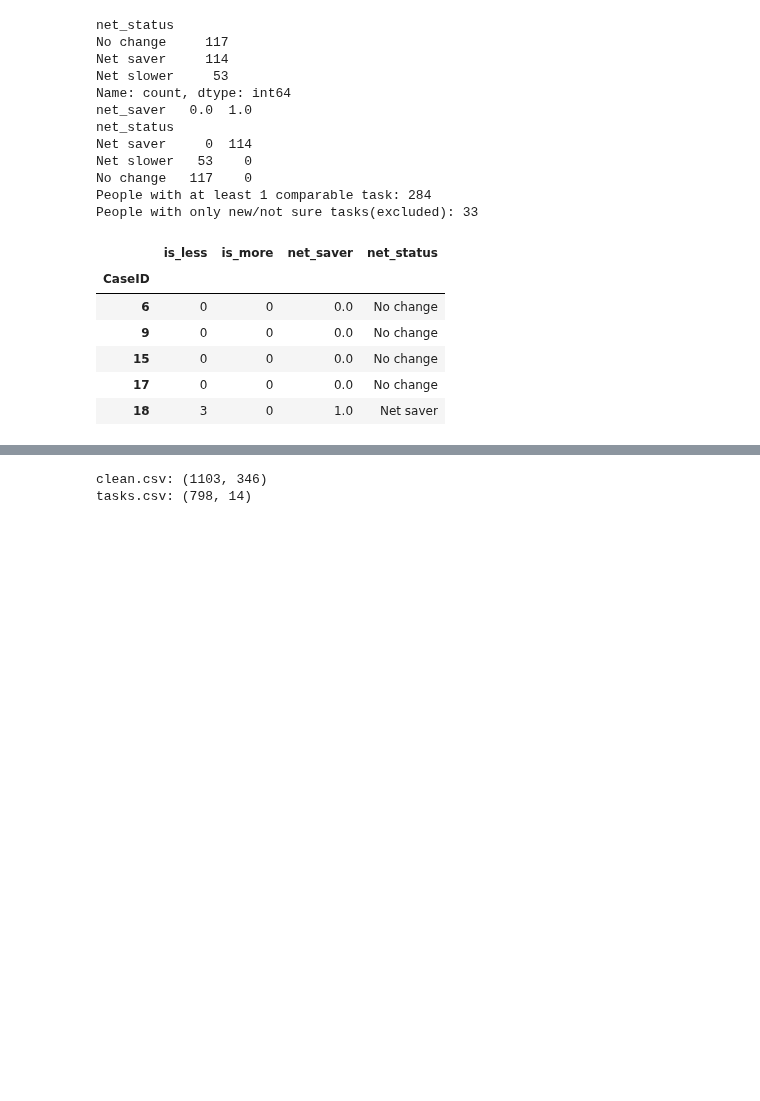
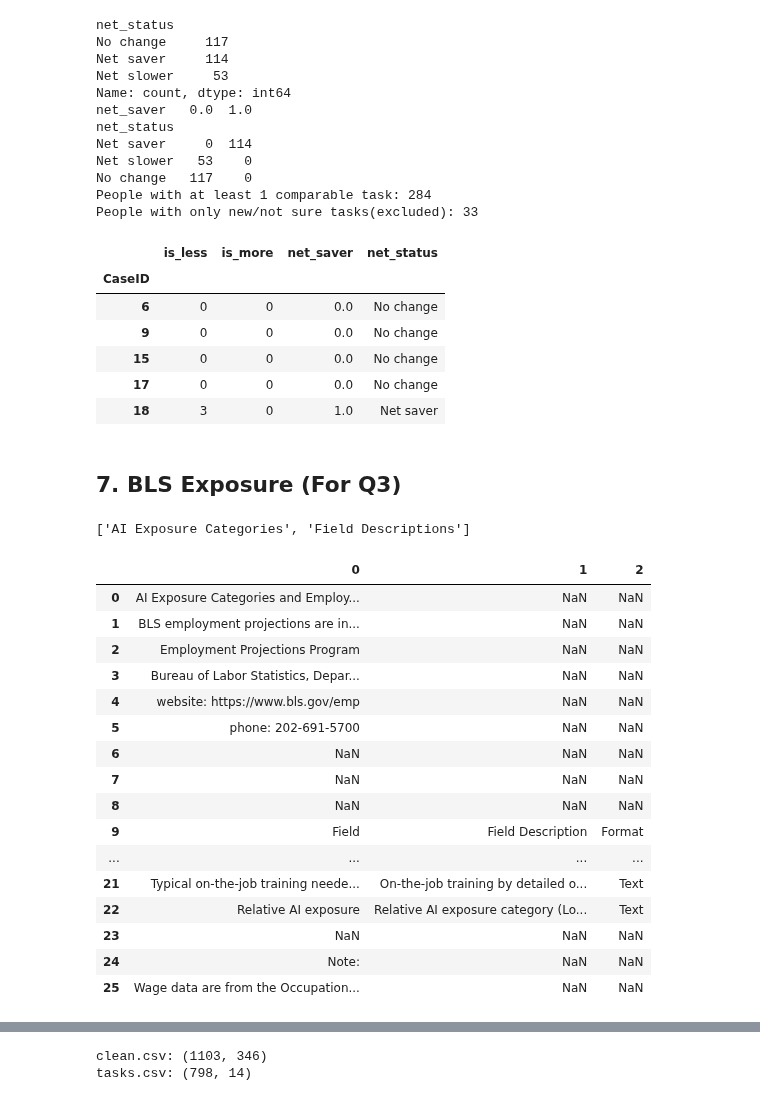
Before and after one commit to johnkim0622/ai-native-or-left-behind, a Jupyter notebook: notebooks/01_clean.ipynb, the cells around one changed output, grey strips where cells are left out. Cells and saved outputs as stored; diff of their text form; code cells hidden in the pictures; blank space fills up the shorter version.

```diff
--- a/notebooks/01_clean.ipynb
+++ b/notebooks/01_clean.ipynb
@@ -375,3 +375,37 @@ People with only new/not sure tasks(excluded): 33
 | 15 | 0 | 0 | 0.0 | No change |
 | 17 | 0 | 0 | 0.0 | No change |
 | 18 | 3 | 0 | 1.0 | Net saver |
+# %% [markdown]
+## 7. BLS Exposure (For Q3)
+# %%
+bls_file = "../data/raw/ai-exposure-categories.xlsx"
+xls = pd.ExcelFile(bls_file)
+print(xls.sheet_names)
+# %% [output]
+['AI Exposure Categories', 'Field Descriptions']
+# %%
+# Read codebook sheet exactly as is
+fields = pd.read_excel(bls_file, sheet_name="Field Descriptions", header=None)
+
+# show full text in each cell
+pd.set_option("display.max_colwidth", None)
+
+fields
+# %% [output]
+|  | 0 | 1 | 2 |
+| 0 | AI Exposure Categories and Employ... | NaN | NaN |
+| 1 | BLS employment projections are in... | NaN | NaN |
+| 2 | Employment Projections Program | NaN | NaN |
+| 3 | Bureau of Labor Statistics, Depar... | NaN | NaN |
+| 4 | website: https://www.bls.gov/emp | NaN | NaN |
+| 5 | phone: 202-691-5700 | NaN | NaN |
+| 6 | NaN | NaN | NaN |
+| 7 | NaN | NaN | NaN |
+| 8 | NaN | NaN | NaN |
+| 9 | Field | Field Description | Format |
+| ... | ... | ... | ... |
+| 21 | Typical on-the-job training neede... | On-the-job training by detailed o... | Text |
+| 22 | Relative AI exposure | Relative AI exposure category (Lo... | Text |
+| 23 | NaN | NaN | NaN |
+| 24 | Note: | NaN | NaN |
+| 25 | Wage data are from the Occupation... | NaN | NaN |
```
Also changed, not shown: parts of 11 cells of this notebook.
